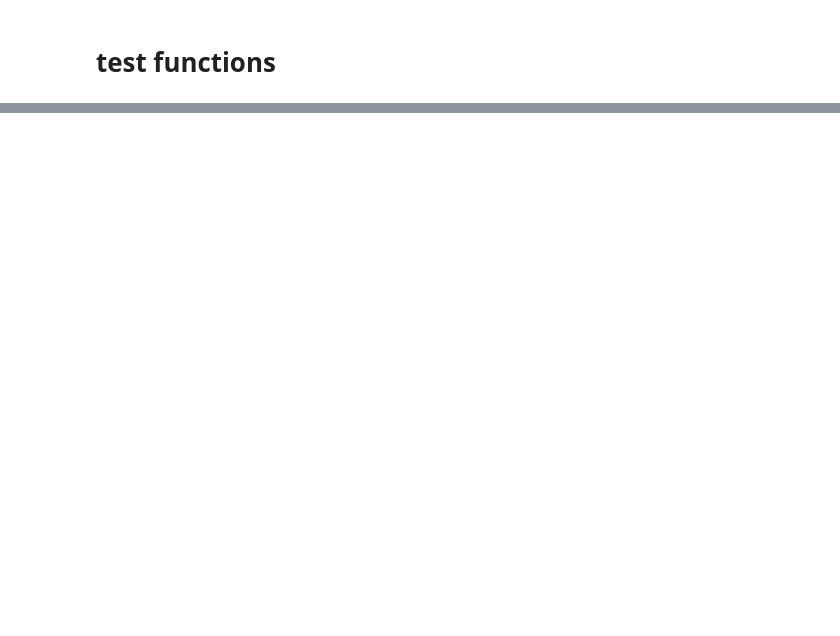
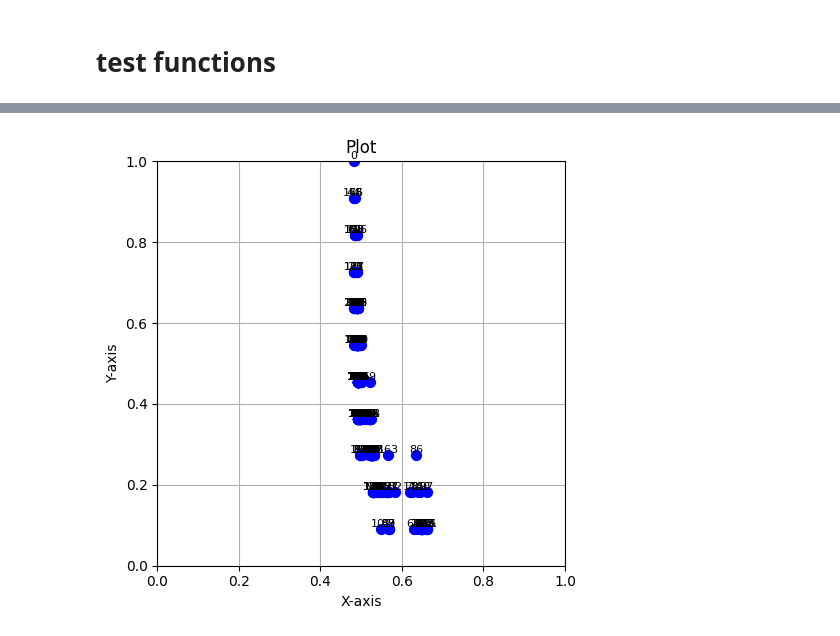
Before and after one commit to DavidParedes2021/Optimization, a Jupyter notebook: Feature Selection/Feature selection.ipynb, the cells around one changed output, grey strips where cells are left out. Drawn from its saved outputs; the diff is of its cells as text; code cells hidden in the pictures; blank space fills up the shorter version.

```diff
--- a/Feature Selection/Feature selection.ipynb
+++ b/Feature Selection/Feature selection.ipynb
@@ -341,0 +569,5 @@ def test_NSGA():
+# %%
+# print(np.array(solver.Fe))
+fs_problem.custom_print(None, solver.Fe)
+# %% [output]
+[figure, added]
```
Also changed, not shown: parts of 7 cells of this notebook.
